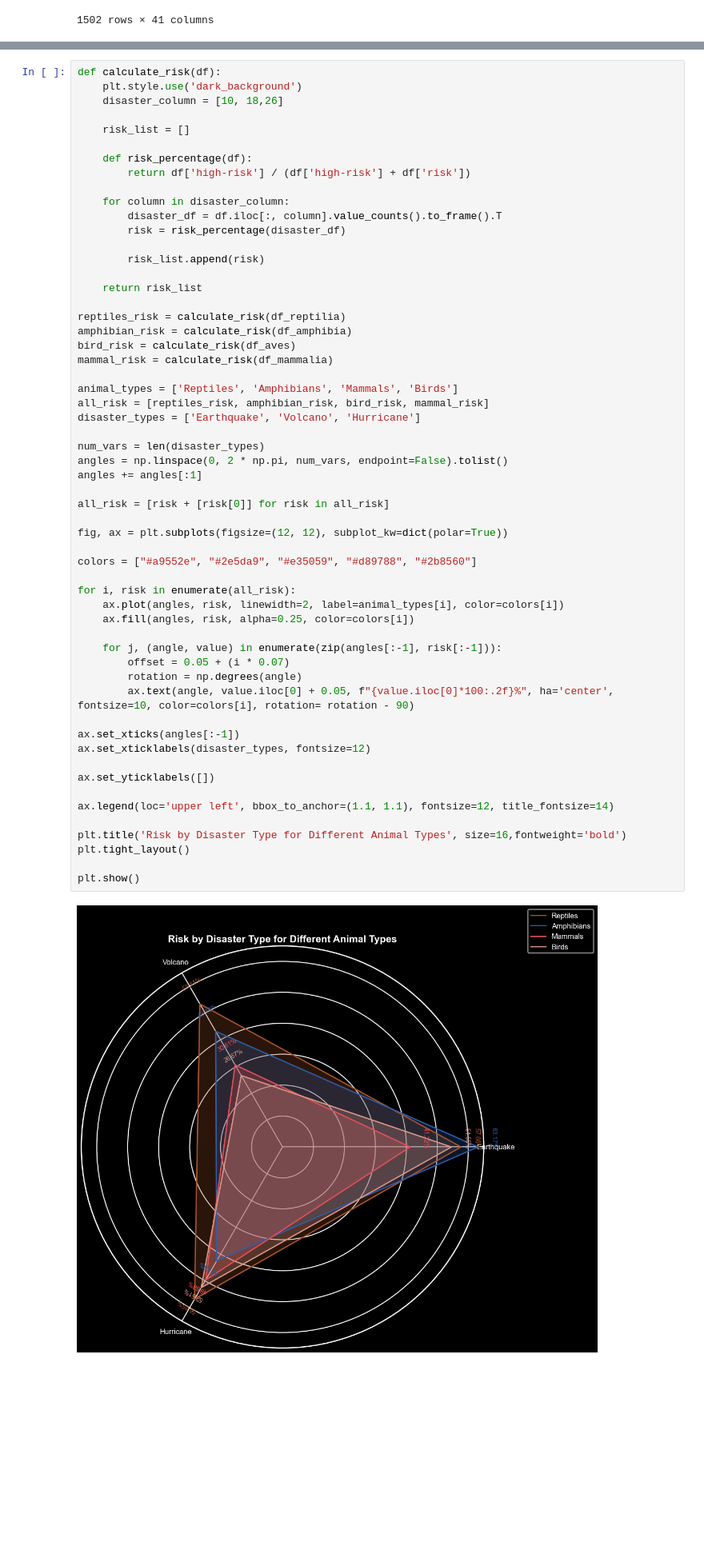
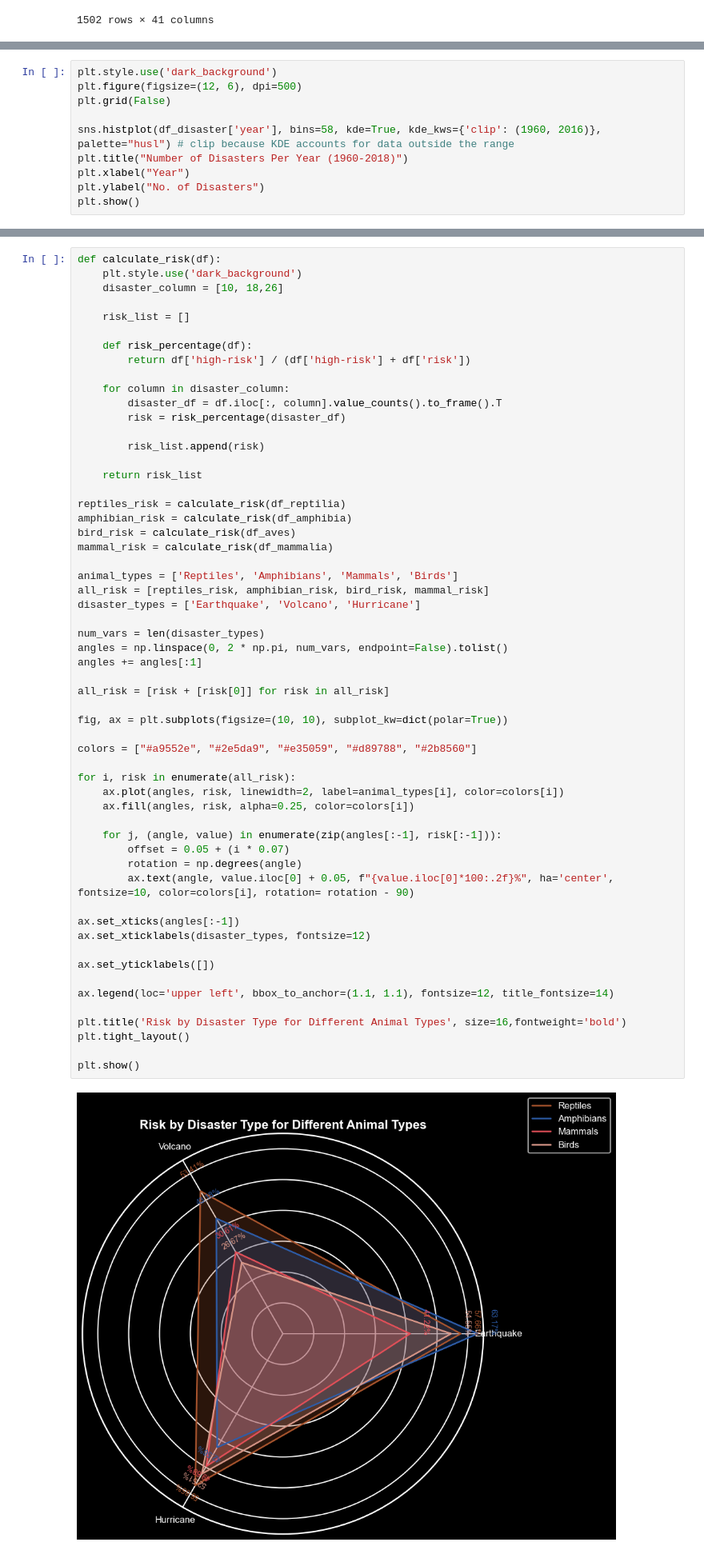
Before and after one commit to JovianSanjaya/2D-Mapping-and-Simulation-Approach, a Jupyter notebook: Hack/analysis.ipynb, the cells around one changed output, grey strips where cells are left out. Shown at 80% size. Saved outputs shown, nothing was run; the diff lists cells and outputs as text; blank space fills up the shorter version.

```diff
--- a/Hack/analysis.ipynb
+++ b/Hack/analysis.ipynb
@@ -310,0 +372,10 @@ See the caveats in the documentation: https://pandas.pydata.org/pandas-docs/stab
+# %%
+plt.style.use('dark_background')
+plt.figure(figsize=(12, 6), dpi=500)
+plt.grid(False)
+
+sns.histplot(df_disaster['year'], bins=58, kde=True, kde_kws={'clip': (1960, 2016)}, palette="husl") # clip because KDE accounts for data outside the range
+plt.title("Number of Disasters Per Year (1960-2018)")
+plt.xlabel("Year")
+plt.ylabel("No. of Disasters")
+plt.show()
@@ -489,34 +610,34 @@ disaster_types = ['Earthquake', 'Volcano', 'Hurricane']
 num_vars = len(disaster_types)
 angles = np.linspace(0, 2 * np.pi, num_vars, endpoint=False).tolist()
 angles += angles[:1]
 
 all_risk = [risk + [risk[0]] for risk in all_risk]
 
-fig, ax = plt.subplots(figsize=(12, 12), subplot_kw=dict(polar=True))
+fig, ax = plt.subplots(figsize=(10, 10), subplot_kw=dict(polar=True))
 
 colors = ["#a9552e", "#2e5da9", "#e35059", "#d89788", "#2b8560"]
 
 for i, risk in enumerate(all_risk):
     ax.plot(angles, risk, linewidth=2, label=animal_types[i], color=colors[i])
     ax.fill(angles, risk, alpha=0.25, color=colors[i])
 
     for j, (angle, value) in enumerate(zip(angles[:-1], risk[:-1])):
         offset = 0.05 + (i * 0.07)
         rotation = np.degrees(angle)
         ax.text(angle, value.iloc[0] + 0.05, f"{value.iloc[0]*100:.2f}%", ha='center', fontsize=10, color=colors[i], rotation= rotation - 90)
 
 ax.set_xticks(angles[:-1])
 ax.set_xticklabels(disaster_types, fontsize=12)
 
 ax.set_yticklabels([])
 
 ax.legend(loc='upper left', bbox_to_anchor=(1.1, 1.1), fontsize=12, title_fontsize=14)
 
 plt.title('Risk by Disaster Type for Different Animal Types', size=16,fontweight='bold')
 plt.tight_layout()
 
 plt.show()
 # %% [output]
-[figure, old version]
+[figure, new version]
 # %% [markdown]
 ## Analysis
```
Also changed, not shown: parts of 36 cells of this notebook, 24 other files.
